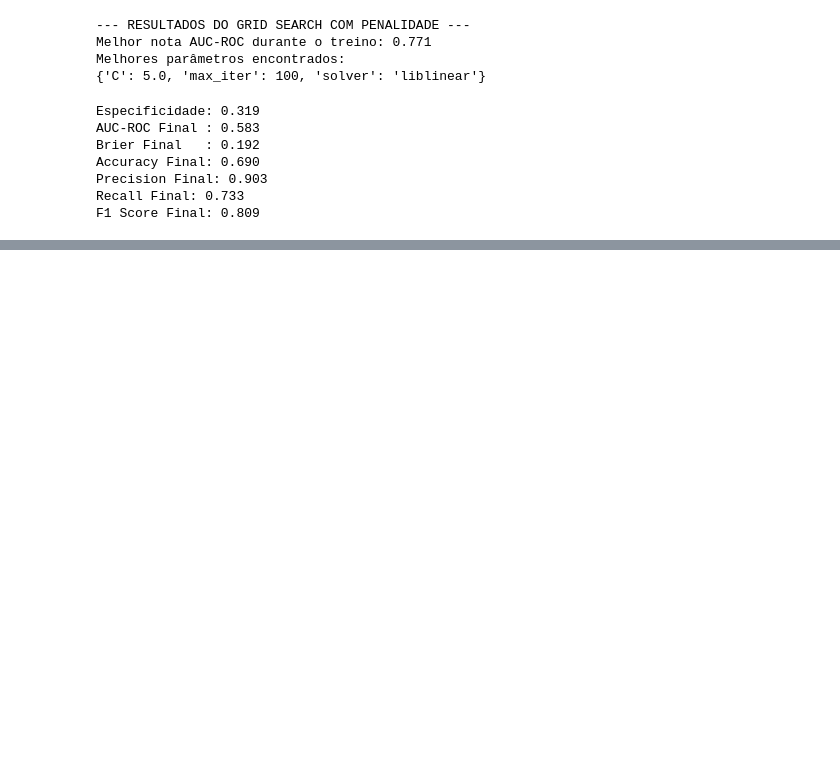
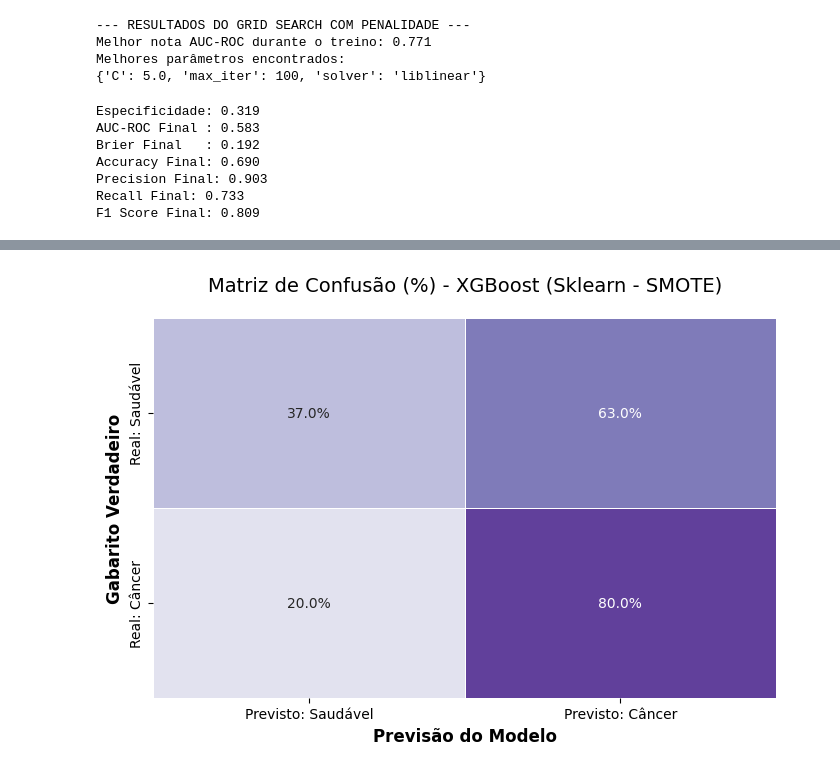
Before and after one commit to Carlos3du/canine-mammary-tumors, a Jupyter notebook: notebooks/model.ipynb, the cells around one changed output, grey strips where cells are left out. Saved outputs shown, nothing was run; the diff lists cells and outputs as text; code cells hidden in the pictures; blank space fills up the shorter version.

```diff
--- a/notebooks/model.ipynb
+++ b/notebooks/model.ipynb
@@ -920,0 +1097,3 @@ matriz_confusao_LR(y_test, (probs_teste_ml >= 0.5).astype(int), modelo="Regress
+# %%
+probs_teste_ml = melhor_xgb_random.predict_proba(X_test)[:, 1]
+get_metricas(y_test, probs_teste_ml)
@@ -920,0 +1108,4 @@ matriz_confusao_LR(y_test, (probs_teste_ml >= 0.5).astype(int), modelo="Regress
+# %%
+matriz_confusao_LR(y_test, (probs_teste_ml >= 0.5).astype(int), modelo="XGBoost (Sklearn - SMOTE)")
+# %% [output]
+[figure, added]
```
Also changed, not shown: parts of 19 cells of this notebook, 8 other files.
